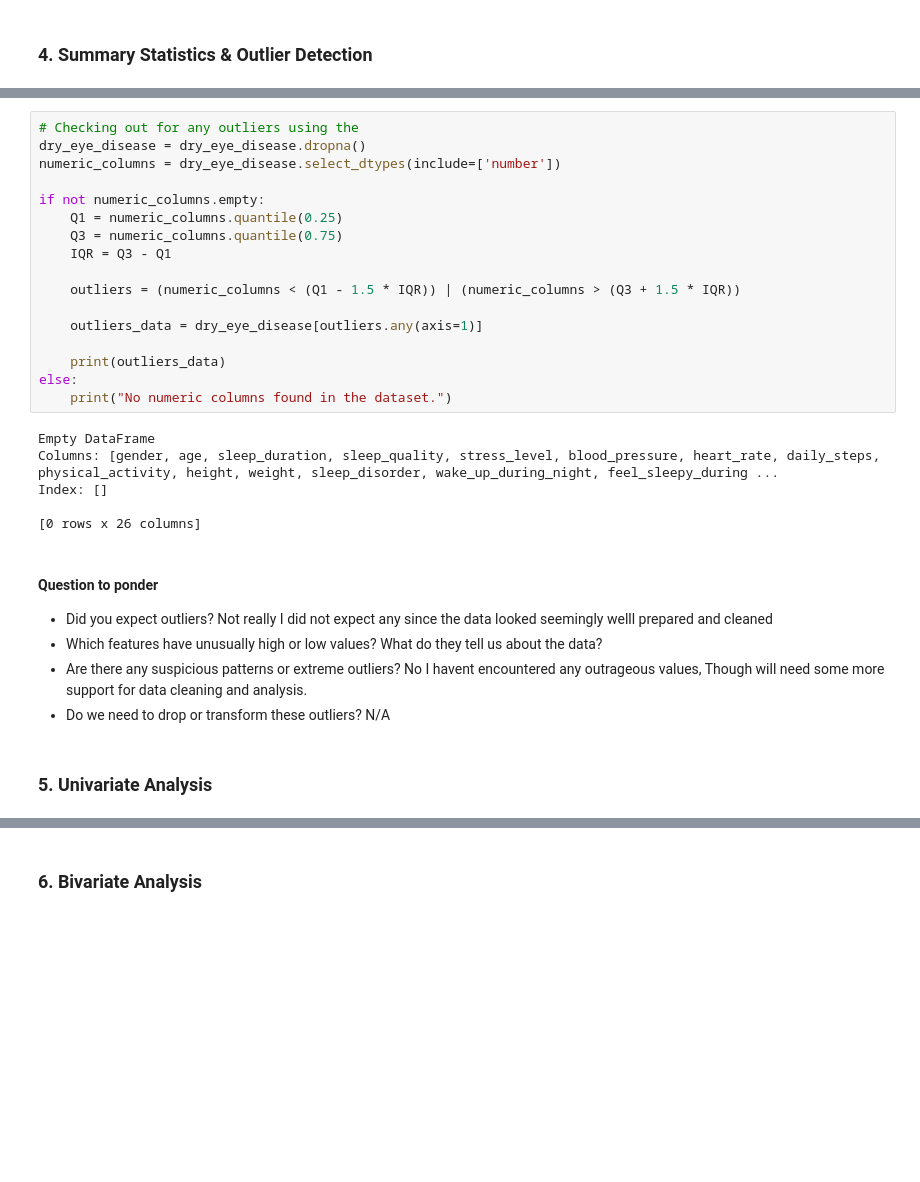
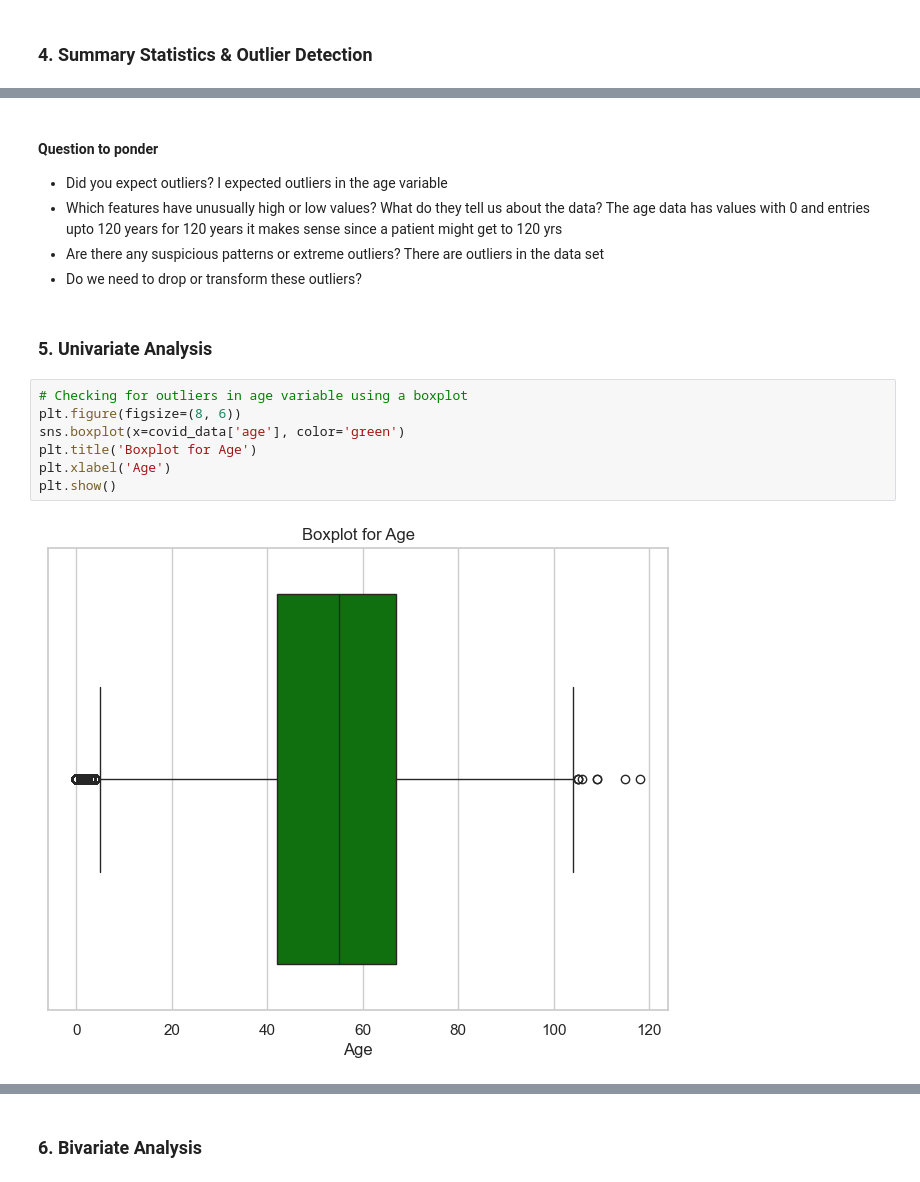
Before and after one commit to pratyush-kundu-99/data_alchemy_assignments, a Jupyter notebook: Assignment_week3.ipynb, the cells around one changed output, grey strips where cells are left out. Saved outputs shown, nothing was run; the diff lists cells and outputs as text; blank space fills up the shorter version.

```diff
--- a/Assignment_week3.ipynb
+++ b/Assignment_week3.ipynb
@@ -169,34 +389,20 @@ dry_eye_disease.describe()
-# %%
-# Checking out for any outliers using the
-dry_eye_disease = dry_eye_disease.dropna()
-numeric_columns = dry_eye_disease.select_dtypes(include=['number'])
-
-if not numeric_columns.empty:
-    Q1 = numeric_columns.quantile(0.25)
-    Q3 = numeric_columns.quantile(0.75)
-    IQR = Q3 - Q1
-
-    outliers = (numeric_columns < (Q1 - 1.5 * IQR)) | (numeric_columns > (Q3 + 1.5 * IQR))
-
-    outliers_data = dry_eye_disease[outliers.any(axis=1)]
-
-    print(outliers_data)
-else:
-    print("No numeric columns found in the dataset.")
-# %% [output]
-Empty DataFrame
-Columns: [gender, age, sleep_duration, sleep_quality, stress_level, blood_pressure, heart_rate, daily_steps, physical_activity, height, weight, sleep_disorder, wake_up_during_night, feel_sleepy_during ...
-Index: []
-
-[0 rows x 26 columns]
 # %% [markdown]
 #### Question to ponder
 - Did you expect outliers?
-Not really I did not expect any since the data looked seemingly welll prepared and cleaned
+I expected outliers in the age variable
 - Which features have unusually high or low values? What do they tell us about the data?
+The age data has values with 0 and entries upto 120 years for 120 years it makes sense since a patient might get to 120 yrs
 - Are there any suspicious patterns or extreme outliers?
-No I havent encountered any outrageous values, Though will need some more support for data cleaning and analysis.
+There are outliers in the data set
 - Do we need to drop or transform these outliers?
-N/A
 # %% [markdown]
 ### 5. Univariate Analysis
+# %%
+# Checking for outliers in age variable using a boxplot
+plt.figure(figsize=(8, 6))
+sns.boxplot(x=covid_data['age'], color='green')
+plt.title('Boxplot for Age')
+plt.xlabel('Age')
+plt.show()
+# %% [output]
+[figure, added]
```
Also changed, not shown: parts of 61 cells of this notebook, 7 other files.
